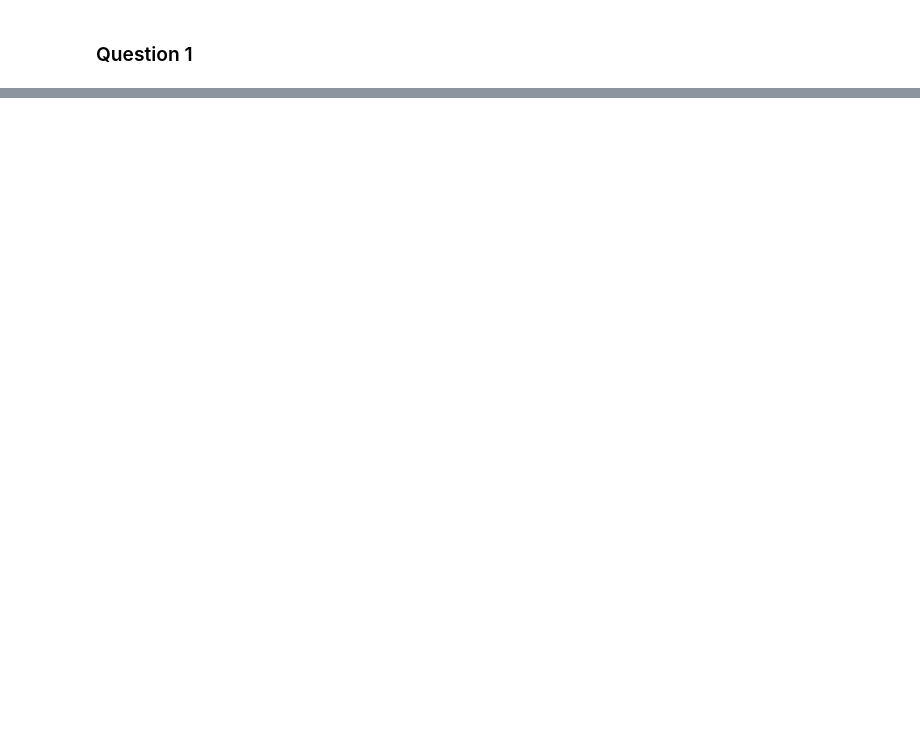
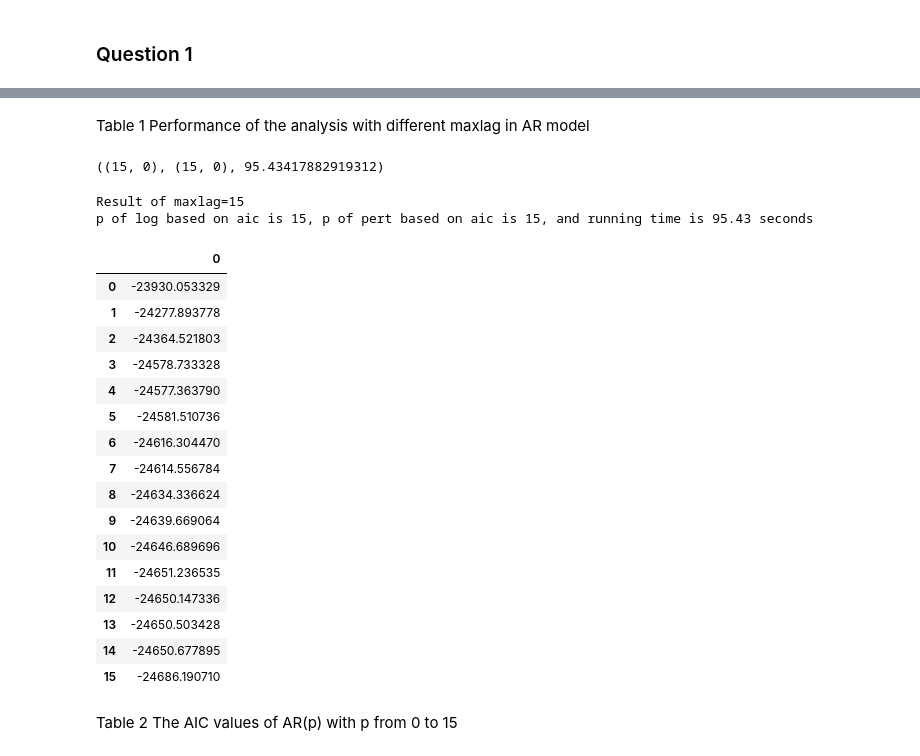
Before and after one commit to noisyoscillator/MTH9893_Time_Series, a Jupyter notebook: MTH9893_HW1_Group01.ipynb, the cells around one changed output, grey strips where cells are left out. Cells and saved outputs as stored; diff of their text form; code cells hidden in the pictures; blank space fills up the shorter version.

```diff
--- a/MTH9893_HW1_Group01.ipynb
+++ b/MTH9893_HW1_Group01.ipynb
@@ -72,0 +71,11 @@ data
+# %%
+# Set the maximum lags of AR model to a variable
+# max_ma=0: us AR model
+# ic: use AIC and BIC criteria
+def LagAnalysis(maxAR):
+    ST=time.time()
+    LogRes=sm.tsa.arma_order_select_ic(dataAll['log difference'].dropna(),max_ar=maxAR,max_ma=0,ic=['aic','bic'],trend='c')
+    PertRes=sm.tsa.arma_order_select_ic(dataAll['pert difference'].dropna(),max_ar=maxAR,max_ma=0,ic=['aic','bic'],trend='c')
+    ET=time.time()
+
+    return (LogRes, PertRes, ET-ST)
@@ -72,0 +111,35 @@ data
+# %% [markdown]
+Table 1 Performance of the analysis with different maxlag in AR model
+# %%
+Log15,Pert15,Time15=LagAnalysis(15)
+# %% [output]
+((15, 0), (15, 0), 95.43417882919312)
+# %%
+print('Result of maxlag=15')
+print("p of log based on aic is {}, p of pert based on aic is {}, and running time is {:.2f} seconds".format(
+Log15.aic_min_order[0], Pert15.aic_min_order[0],Time15))
+# %% [output]
+Result of maxlag=15
+p of log based on aic is 15, p of pert based on aic is 15, and running time is 95.43 seconds
+# %%
+Log15.aic
+# %% [output]
+|  | 0 |
+| 0 | -23930.053329 |
+| 1 | -24277.893778 |
+| 2 | -24364.521803 |
+| 3 | -24578.733328 |
+| 4 | -24577.363790 |
+| 5 | -24581.510736 |
+| 6 | -24616.304470 |
+| 7 | -24614.556784 |
+| 8 | -24634.336624 |
+| 9 | -24639.669064 |
+| 10 | -24646.689696 |
+| 11 | -24651.236535 |
+| 12 | -24650.147336 |
+| 13 | -24650.503428 |
+| 14 | -24650.677895 |
+| 15 | -24686.190710 |
+# %% [markdown]
+Table 2 The AIC values of AR(p) with p from 0 to 15
```
Also changed, not shown: parts of 17 cells of this notebook.
